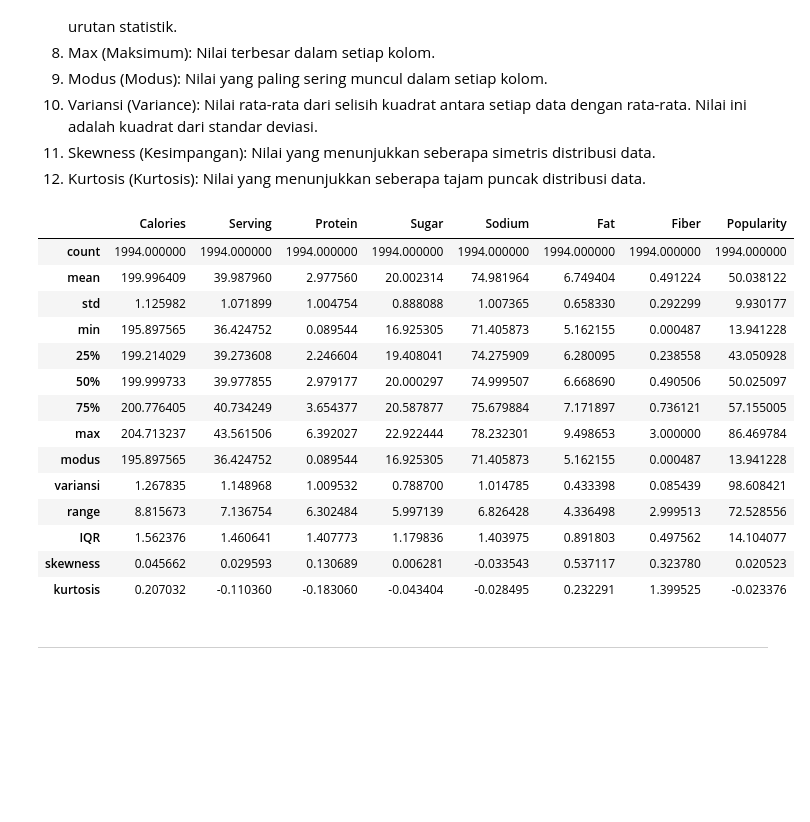
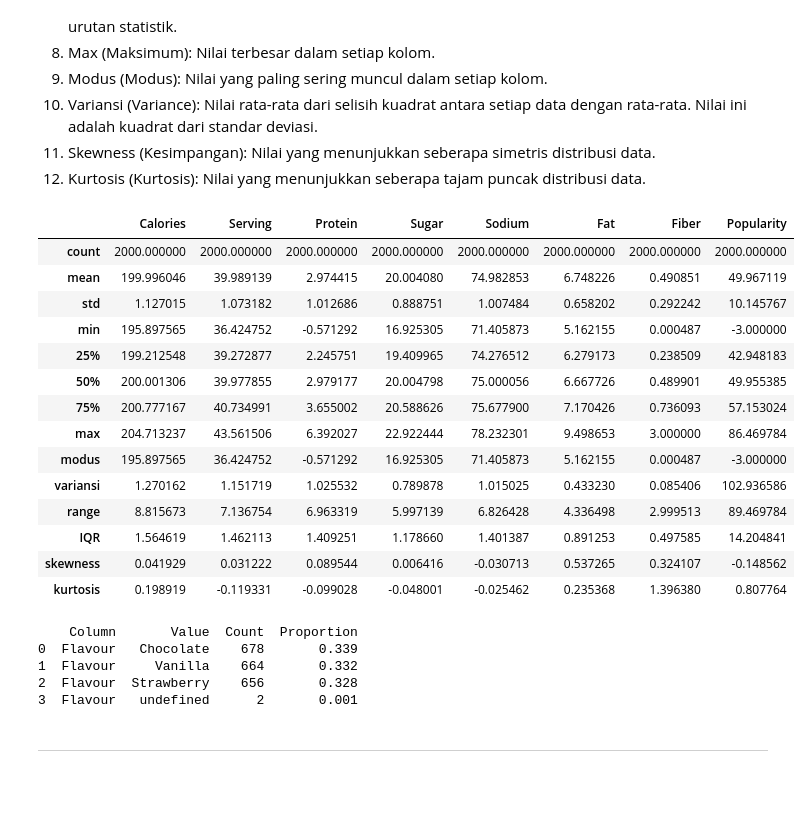
Before and after one commit to wigaandini/K1-IF2220-13522053-13522063, a Jupyter notebook: K1-IF2220-13522053-13522063.ipynb, the cells around one changed output. Saved outputs shown, nothing was run; the diff lists cells and outputs as text; code cells hidden in the pictures; blank space fills up the shorter version.

````diff
--- a/K1-IF2220-13522053-13522063.ipynb
+++ b/K1-IF2220-13522053-13522063.ipynb
@@ -129,34 +117,68 @@ data_cleaned = pd.concat([numeric_data_cleaned, non_numeric_data], axis=1).dropn
 11. Skewness (Kesimpangan): Nilai yang menunjukkan seberapa simetris distribusi data.
 12. Kurtosis (Kurtosis): Nilai yang menunjukkan seberapa tajam puncak distribusi data.
 # %%
-data_stats = data_cleaned.describe(include=[np.number])
-data_stats.loc['modus'] = data_cleaned.mode().loc[0]
-data_stats.loc['std'] = data_cleaned.std(numeric_only=True)
-data_stats.loc['variansi'] = data_cleaned.var(numeric_only=True)
+# NUMERIK
+
+data_stats = data.describe(include=[np.number])
+data_stats.loc['modus'] = data.mode().loc[0]
+data_stats.loc['std'] = data.std(numeric_only=True)
+data_stats.loc['variansi'] = data.var(numeric_only=True)
 data_stats.loc['range'] = data_stats.loc['max'] - data_stats.loc['min']
 data_stats.loc['IQR'] = data_stats.loc['75%'] - data_stats.loc['25%']
-data_stats.loc['skewness'] = data_cleaned.skew(numeric_only=True)
-data_stats.loc['kurtosis'] = data_cleaned.kurt(numeric_only=True)
+data_stats.loc['skewness'] = data.skew(numeric_only=True)
+data_stats.loc['kurtosis'] = data.kurt(numeric_only=True)
 
 data_stats = data_stats.iloc[:, 1:]
 
 data_stats
 # %% [output]
 |  | Calories | Serving | Protein | Sugar | Sodium | Fat | Fiber | Popularity |
-| count | 1994.000000 | 1994.000000 | 1994.000000 | 1994.000000 | 1994.000000 | 1994.000000 | 1994.000000 | 1994.000000 |
-| mean | 199.996409 | 39.987960 | 2.977560 | 20.002314 | 74.981964 | 6.749404 | 0.491224 | 50.038122 |
-| std | 1.125982 | 1.071899 | 1.004754 | 0.888088 | 1.007365 | 0.658330 | 0.292299 | 9.930177 |
-| min | 195.897565 | 36.424752 | 0.089544 | 16.925305 | 71.405873 | 5.162155 | 0.000487 | 13.941228 |
-| 25% | 199.214029 | 39.273608 | 2.246604 | 19.408041 | 74.275909 | 6.280095 | 0.238558 | 43.050928 |
-| 50% | 199.999733 | 39.977855 | 2.979177 | 20.000297 | 74.999507 | 6.668690 | 0.490506 | 50.025097 |
-| 75% | 200.776405 | 40.734249 | 3.654377 | 20.587877 | 75.679884 | 7.171897 | 0.736121 | 57.155005 |
+| count | 2000.000000 | 2000.000000 | 2000.000000 | 2000.000000 | 2000.000000 | 2000.000000 | 2000.000000 | 2000.000000 |
+| mean | 199.996046 | 39.989139 | 2.974415 | 20.004080 | 74.982853 | 6.748226 | 0.490851 | 49.967119 |
+| std | 1.127015 | 1.073182 | 1.012686 | 0.888751 | 1.007484 | 0.658202 | 0.292242 | 10.145767 |
+| min | 195.897565 | 36.424752 | -0.571292 | 16.925305 | 71.405873 | 5.162155 | 0.000487 | -3.000000 |
+| 25% | 199.212548 | 39.272877 | 2.245751 | 19.409965 | 74.276512 | 6.279173 | 0.238509 | 42.948183 |
+| 50% | 200.001306 | 39.977855 | 2.979177 | 20.004798 | 75.000056 | 6.667726 | 0.489901 | 49.955385 |
+| 75% | 200.777167 | 40.734991 | 3.655002 | 20.588626 | 75.677900 | 7.170426 | 0.736093 | 57.153024 |
 | max | 204.713237 | 43.561506 | 6.392027 | 22.922444 | 78.232301 | 9.498653 | 3.000000 | 86.469784 |
-| modus | 195.897565 | 36.424752 | 0.089544 | 16.925305 | 71.405873 | 5.162155 | 0.000487 | 13.941228 |
-| variansi | 1.267835 | 1.148968 | 1.009532 | 0.788700 | 1.014785 | 0.433398 | 0.085439 | 98.608421 |
-| range | 8.815673 | 7.136754 | 6.302484 | 5.997139 | 6.826428 | 4.336498 | 2.999513 | 72.528556 |
-| IQR | 1.562376 | 1.460641 | 1.407773 | 1.179836 | 1.403975 | 0.891803 | 0.497562 | 14.104077 |
-| skewness | 0.045662 | 0.029593 | 0.130689 | 0.006281 | -0.033543 | 0.537117 | 0.323780 | 0.020523 |
-| kurtosis | 0.207032 | -0.110360 | -0.183060 | -0.043404 | -0.028495 | 0.232291 | 1.399525 | -0.023376 |
+| modus | 195.897565 | 36.424752 | -0.571292 | 16.925305 | 71.405873 | 5.162155 | 0.000487 | -3.000000 |
+| variansi | 1.270162 | 1.151719 | 1.025532 | 0.789878 | 1.015025 | 0.433230 | 0.085406 | 102.936586 |
+| range | 8.815673 | 7.136754 | 6.963319 | 5.997139 | 6.826428 | 4.336498 | 2.999513 | 89.469784 |
+| IQR | 1.564619 | 1.462113 | 1.409251 | 1.178660 | 1.401387 | 0.891253 | 0.497585 | 14.204841 |
+| skewness | 0.041929 | 0.031222 | 0.089544 | 0.006416 | -0.030713 | 0.537265 | 0.324107 | -0.148562 |
+| kurtosis | 0.198919 | -0.119331 | -0.099028 | -0.048001 | -0.025462 | 0.235368 | 1.396380 | 0.807764 |
+# %%
+# NON NUMERIK
+
+# Kolom flavour
+non_numeric_data = data.select_dtypes(exclude=[np.number])
+
+unique_val = pd.DataFrame()
+
+for column in non_numeric_data.columns:
+    unique_counts = non_numeric_data[column].value_counts()
+    proportions = unique_counts / unique_counts.sum()
+
+    # Bikin dataframe baru buat storing
+    column_stats = pd.DataFrame({
+        'Value': unique_counts.index,
+        'Count': unique_counts.values,
+        'Proportion': proportions.values
+    })
+
+    column_stats['Column'] = column
+
+    unique_val = pd.concat([unique_val, column_stats], axis=0, ignore_index=True)
+
+unique_val = unique_val[['Column', 'Value', 'Count', 'Proportion']]
+
+print(unique_val)
+# %% [output]
+    Column       Value  Count  Proportion
+0  Flavour   Chocolate    678       0.339
+1  Flavour     Vanilla    664       0.332
+2  Flavour  Strawberry    656       0.328
+3  Flavour   undefined      2       0.001
 # %% [markdown]
 ***
 ```
````
Also changed, not shown: parts of 25 cells of this notebook, 1 other file.
